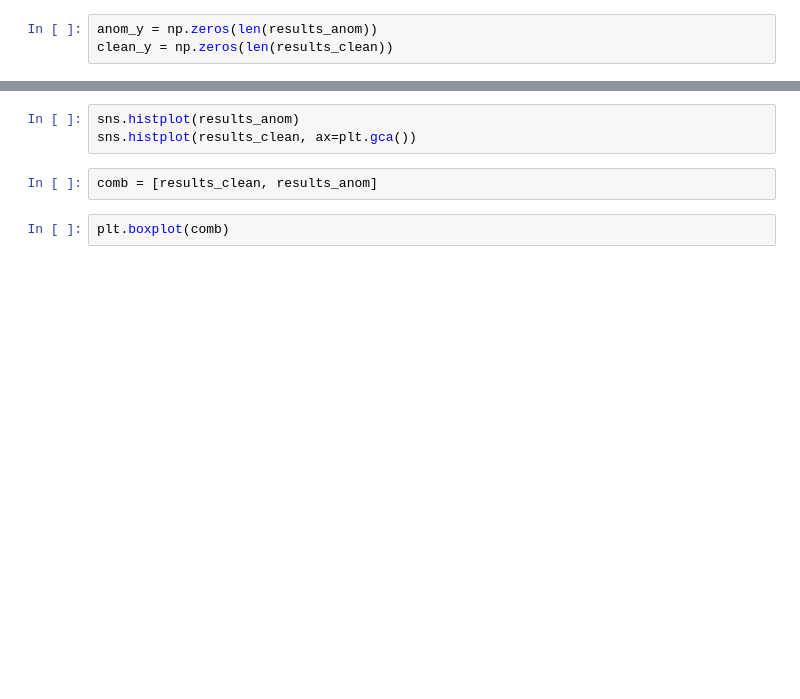
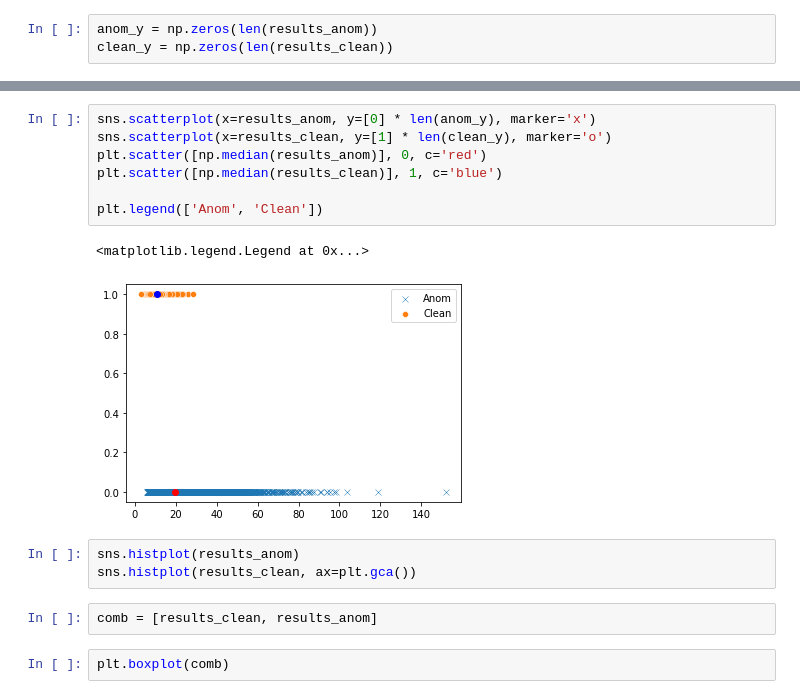
Before and after one commit to ZubairQazi/Anomaly_Detection, a Jupyter notebook: Decomp_Testing.ipynb, the cells around one changed output, grey strips where cells are left out. Cells and saved outputs as stored; diff of their text form; blank space fills up the shorter version.

```diff
--- a/Decomp_Testing.ipynb
+++ b/Decomp_Testing.ipynb
@@ -133,3 +144,13 @@ plt.legend(['Anom', 'Clean'])
+# %%
+sns.scatterplot(x=results_anom, y=[0] * len(anom_y), marker='x')
+sns.scatterplot(x=results_clean, y=[1] * len(clean_y), marker='o')
+plt.scatter([np.median(results_anom)], 0, c='red')
+plt.scatter([np.median(results_clean)], 1, c='blue')
+
+plt.legend(['Anom', 'Clean'])
+# %% [output]
+<matplotlib.legend.Legend at 0x...>
+[figure, added]
 # %%
 sns.histplot(results_anom)
 sns.histplot(results_clean, ax=plt.gca())
```
Also changed, not shown: parts of 67 cells of this notebook.
